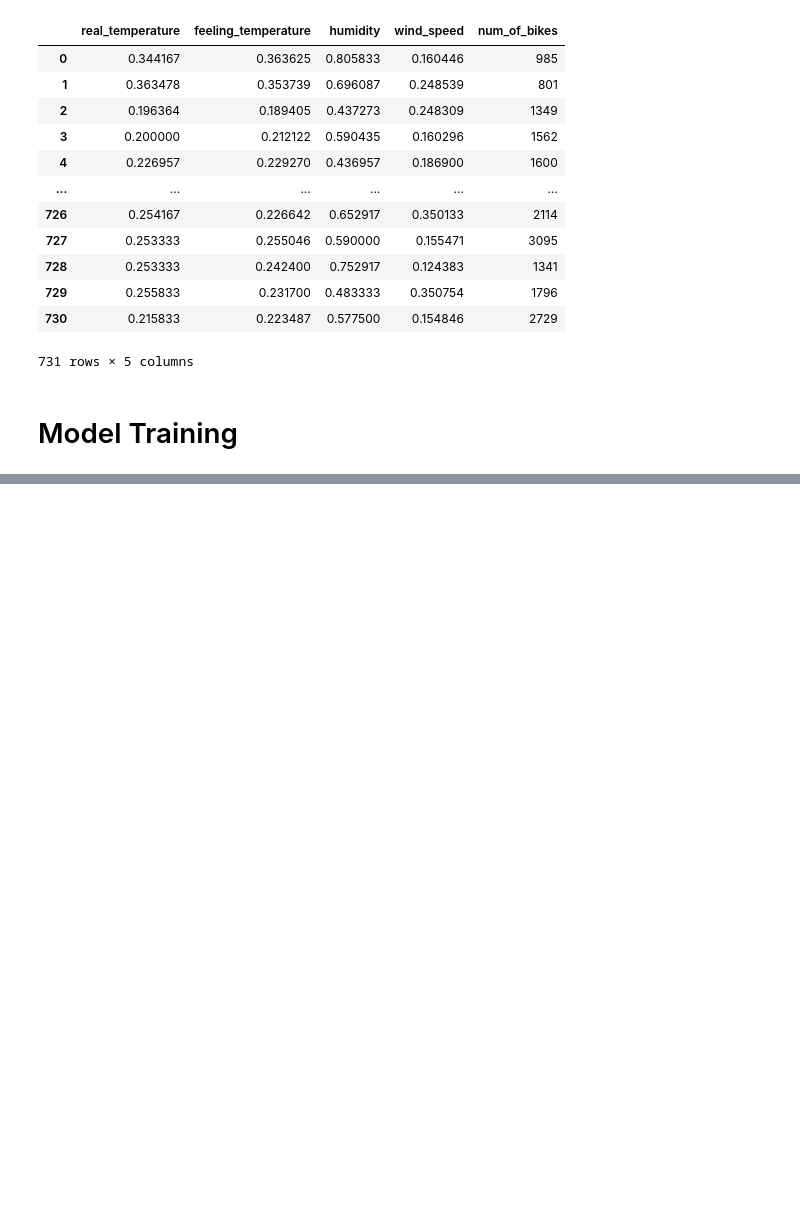
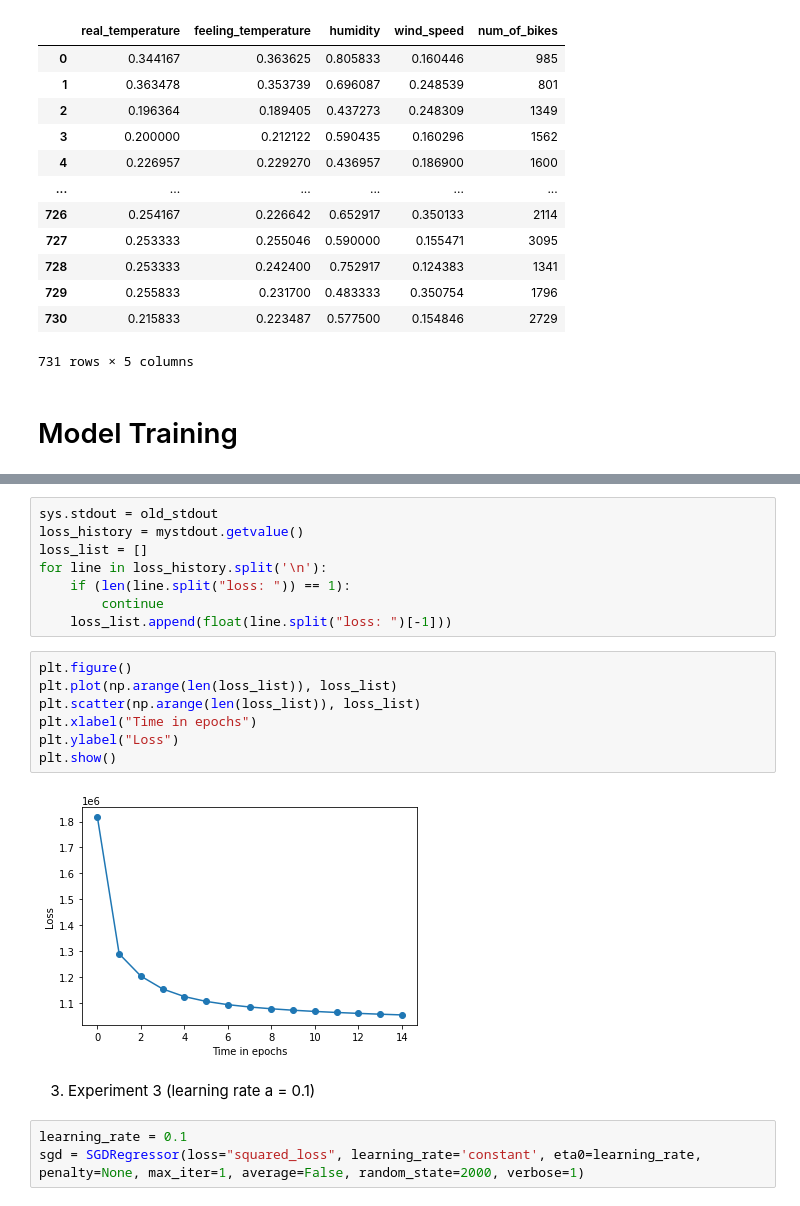
Before and after one commit to constantineKyr/BikeSharingDatasetBasicLinearRegression, a Jupyter notebook: Regression_Linear_Regression.ipynb, the cells around one changed output, grey strips where cells are left out. Saved outputs shown, nothing was run; the diff lists cells and outputs as text; blank space fills up the shorter version.

```diff
--- a/Regression_Linear_Regression.ipynb
+++ b/Regression_Linear_Regression.ipynb
@@ -53,0 +118,22 @@ df
+# %%
+sys.stdout = old_stdout
+loss_history = mystdout.getvalue()
+loss_list = []
+for line in loss_history.split('\n'):
+    if (len(line.split("loss: ")) == 1):
+        continue
+    loss_list.append(float(line.split("loss: ")[-1]))
+# %%
+plt.figure()
+plt.plot(np.arange(len(loss_list)), loss_list)
+plt.scatter(np.arange(len(loss_list)), loss_list)
+plt.xlabel("Time in epochs")
+plt.ylabel("Loss")
+plt.show()
+# %% [output]
+[figure, added]
+# %% [markdown]
+3.   Experiment 3 (learning rate a = 0.1)
+# %%
+learning_rate = 0.1
+sgd = SGDRegressor(loss="squared_loss", learning_rate='constant', eta0=learning_rate, penalty=None, max_iter=1, average=False, random_state=2000, verbose=1)
```
Also changed, not shown: parts of 40 cells of this notebook.
